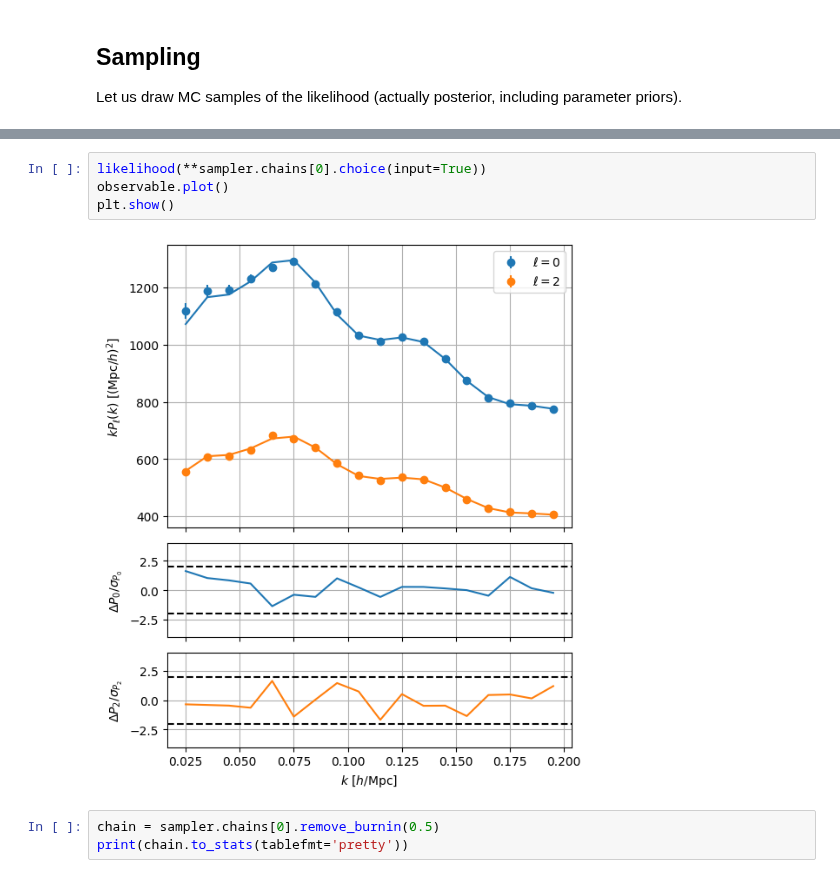
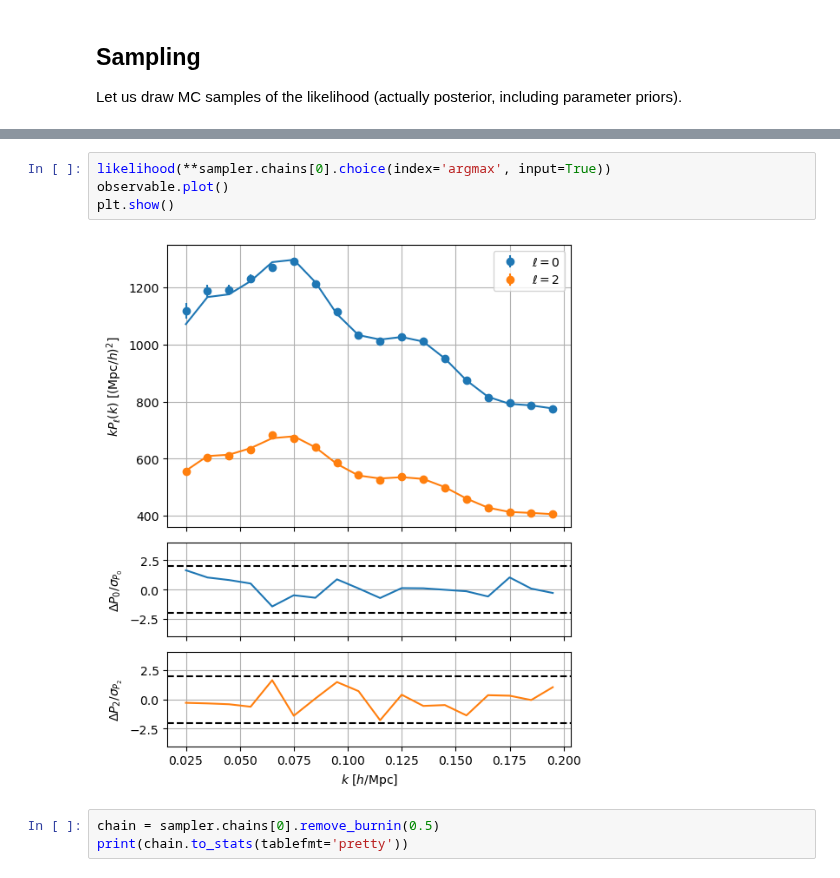
Before and after one commit to cosmodesi/desilike, a Jupyter notebook: nb/fs_shapefit_examples.ipynb, the cells around one changed output, grey strips where cells are left out. Cells and saved outputs as stored; diff of their text form.

Commit message:
plot index='argmax' for sampler results

```diff
--- a/nb/fs_shapefit_examples.ipynb
+++ b/nb/fs_shapefit_examples.ipynb
@@ -142,9 +139,9 @@ sampler.run(check={'max_eigen_gr': 0.1})
-# %%
-likelihood(**sampler.chains[0].choice(input=True))
-observable.plot()
-plt.show()
-# %% [output]
-[figure, removed]
+# %%
+likelihood(**sampler.chains[0].choice(index='argmax', input=True))
+observable.plot()
+plt.show()
+# %% [output]
+[figure, added]
 # %%
 chain = sampler.chains[0].remove_burnin(0.5)
 print(chain.to_stats(tablefmt='pretty'))
```
Also changed, not shown: parts of 3 cells of this notebook.
